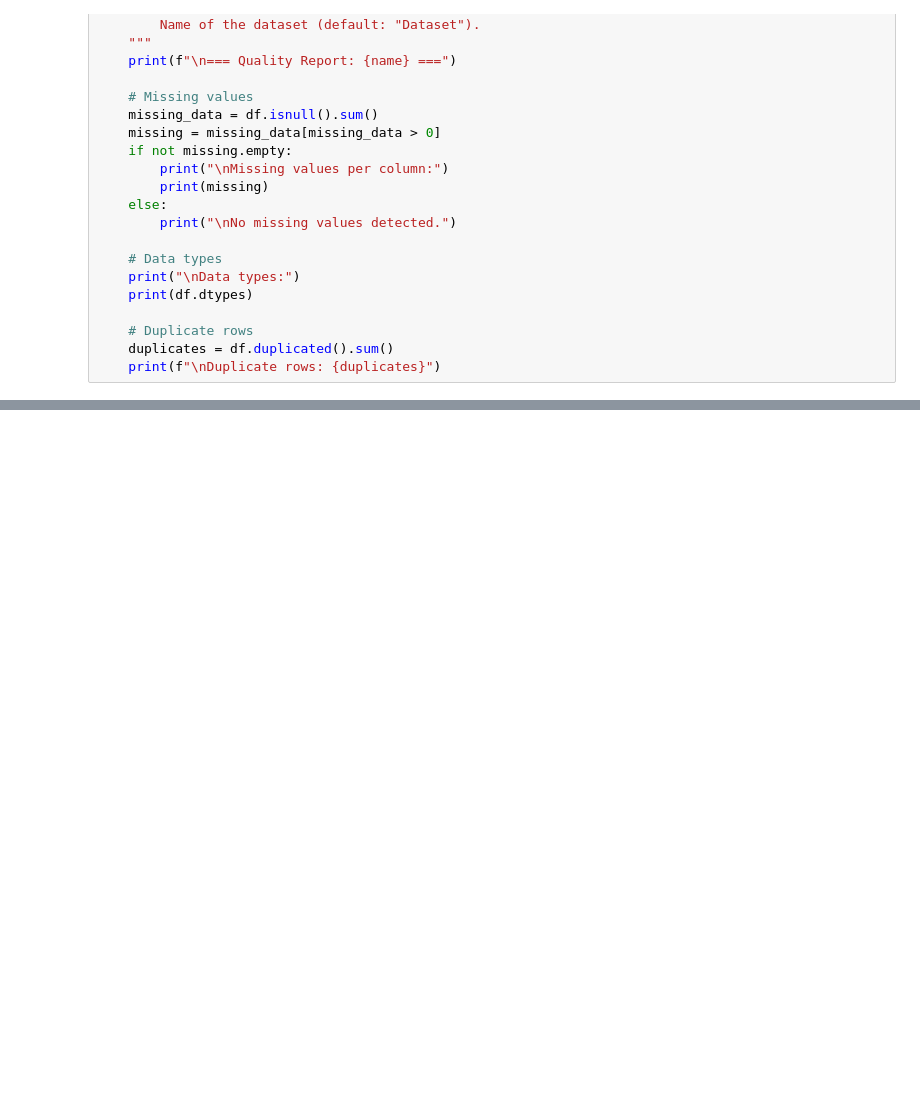
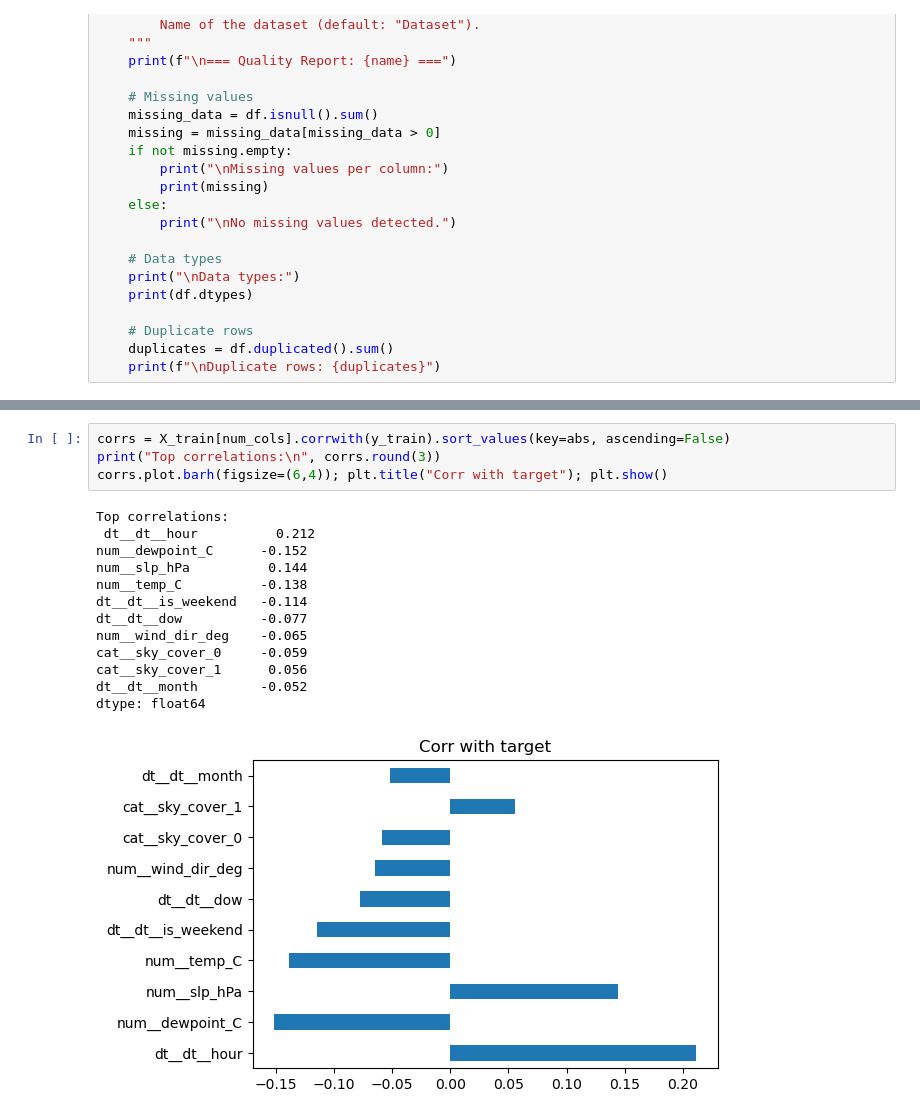
Before and after one commit to FedorSulaev/air-quality-predictor, a Jupyter notebook: notebooks/03_exploratory_data_analysis.ipynb, the cells around one changed output, grey strips where cells are left out. Cells and saved outputs as stored; diff of their text form; blank space fills up the shorter version.

```diff
--- a/notebooks/03_exploratory_data_analysis.ipynb
+++ b/notebooks/03_exploratory_data_analysis.ipynb
@@ -238,0 +487,18 @@ High-corr pairs: []
+# %%
+corrs = X_train[num_cols].corrwith(y_train).sort_values(key=abs, ascending=False)
+print("Top correlations:\n", corrs.round(3))
+corrs.plot.barh(figsize=(6,4)); plt.title("Corr with target"); plt.show()
+# %% [output]
+Top correlations:
+ dt__dt__hour          0.212
+num__dewpoint_C      -0.152
+num__slp_hPa          0.144
+num__temp_C          -0.138
+dt__dt__is_weekend   -0.114
+dt__dt__dow          -0.077
+num__wind_dir_deg    -0.065
+cat__sky_cover_0     -0.059
+cat__sky_cover_1      0.056
+dt__dt__month        -0.052
+dtype: float64
+[figure, added]
```
Also changed, not shown: parts of 19 cells of this notebook, 8 other files.
